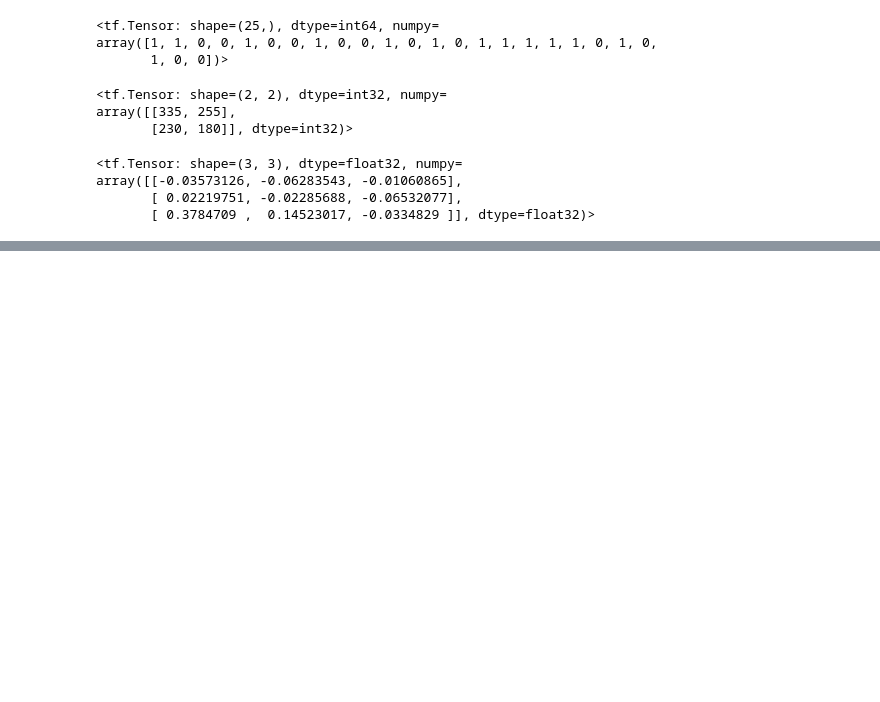
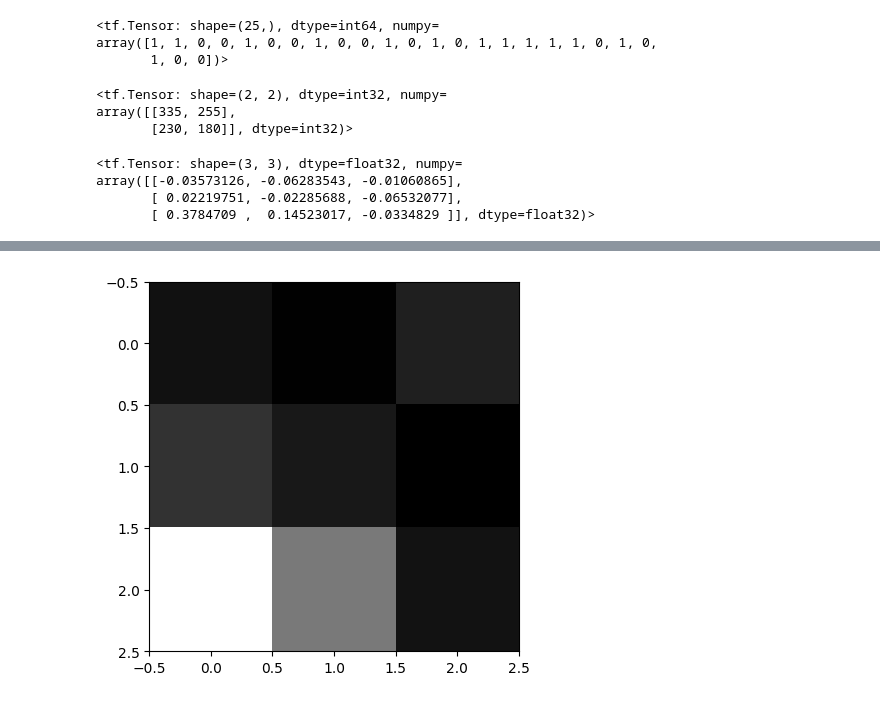
Before and after one commit to GuillaumeRib/project-cancer-detection, a Jupyter notebook: notebooks/GuiRib_Model_Transfer MobileNetV2.ipynb, the cells around one changed output, grey strips where cells are left out. Drawn from its saved outputs; the diff is of its cells as text; code cells hidden in the pictures; blank space fills up the shorter version.

```diff
--- a/notebooks/GuiRib_Model_Transfer MobileNetV2.ipynb
+++ b/notebooks/GuiRib_Model_Transfer MobileNetV2.ipynb
@@ -8,8 +8,8 @@ import matplotlib.pyplot as plt
 ## Local Train / Test set paths
 # %%
 # Link to your sample train_path (manually selected for now)
-local_train_path = '../raw_data/SAMPLES/TRAIN_5K'
-local_test_path = '../raw_data/SAMPLES/TEST_5K'
+local_train_path = '../../raw_data_original/SAMPLES/TRAIN_5K'
+local_test_path = '../../raw_data_original/SAMPLES/TEST_5K'
 # %% [markdown]
 ## Cloud paths - TO DO
 # %%
@@ -32,18 +32,18 @@ train_generator = train_datagen.flow_from_directory(local_train_path,
                                                     subset='training',
                                                     batch_size=16,
                                                     target_size=(96,96),
-                                                    class_mode='categorical')
+                                                    class_mode='binary')
 
 val_generator = train_datagen.flow_from_directory(local_train_path,
                                                   subset='validation',
                                                   batch_size=16,
                                                   target_size=(96,96),
-                                                  class_mode='categorical')
+                                                  class_mode='binary')
 
 
 test_generator = test_datagen.flow_from_directory(local_test_path,
                                                   target_size=(96,96),
-                                                  class_mode='categorical')
+                                                  class_mode='binary')
 # %% [output]
 Found 4000 images belonging to 2 classes.
 Found 1000 images belonging to 2 classes.
@@ -122,7 +102,7 @@ def add_last_layers(model):
     flatten_layer = layers.Flatten()
     dense_layer_100 = layers.Dense(100, activation='relu')
     dense_layer_40 = layers.Dense(40, activation='relu')
-    prediction_layer = layers.Dense(2, activation='softmax')
+    prediction_layer = layers.Dense(1, activation='sigmoid')
     dropout_layer = layers.Dropout(rate=0.20)
 
     model = models.Sequential([
@@ -351,0 +351,6 @@ kernel = kernel_test
+# %%
+kernel_0 = np.array(model.layers[0].weights[0][:,:, 0, 10])
+plt.imshow(kernel_0, interpolation='nearest',cmap='gray')
+plt.show()
+# %% [output]
+[figure, added]
```
Also changed, not shown: parts of 15 cells of this notebook, 5 other files.
